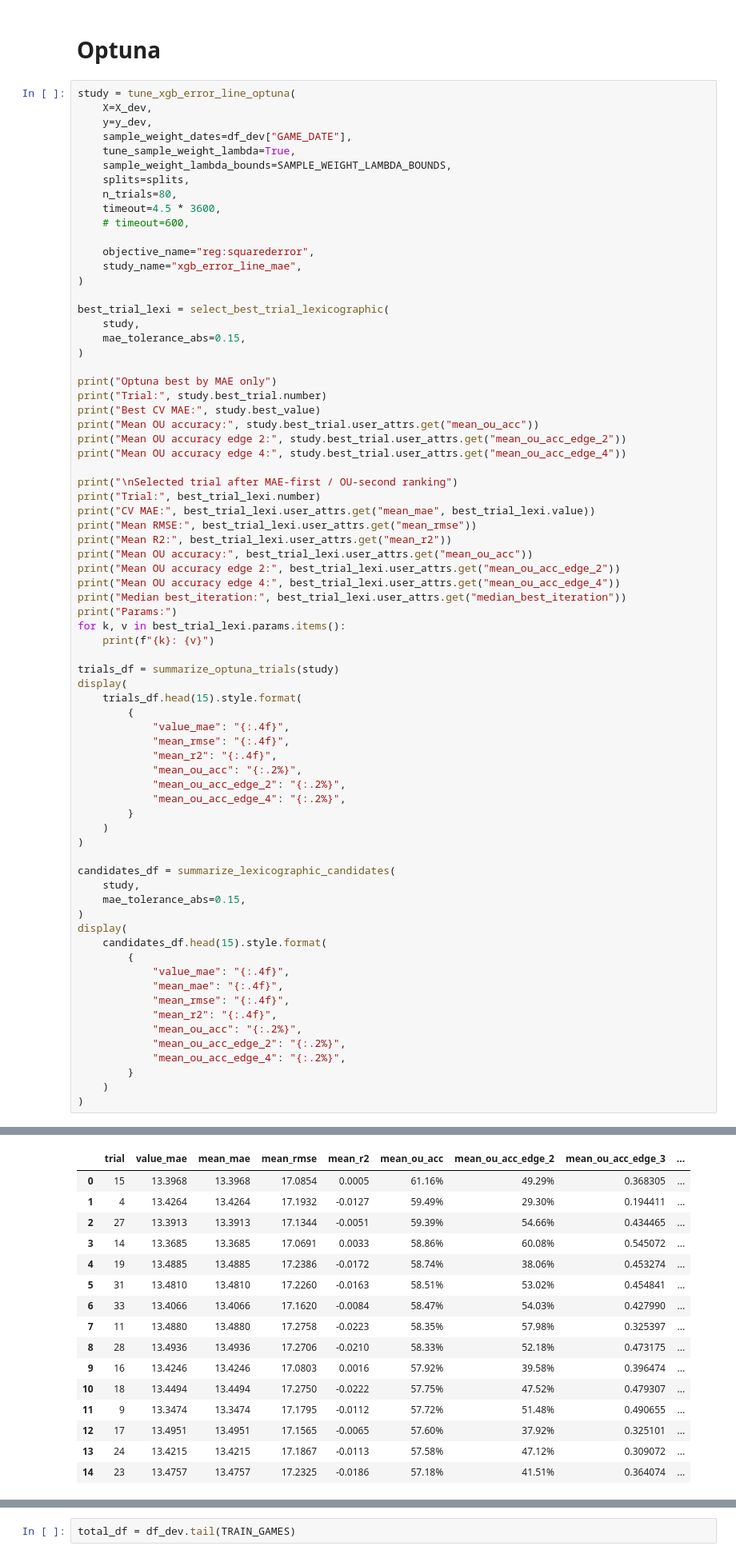
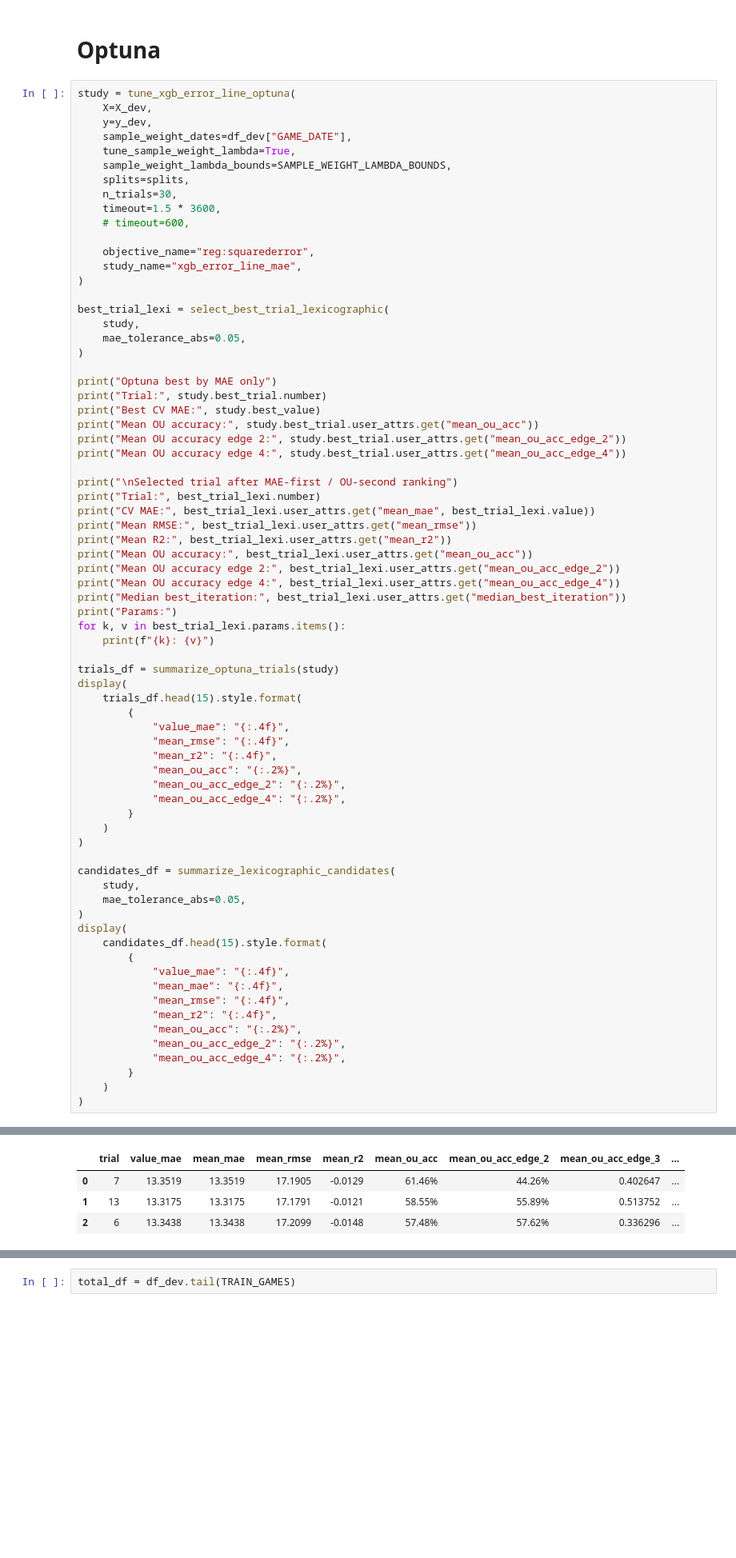
Before and after one commit to aalvarezvarela/NBA_over_under_predictor, a Jupyter notebook: lab/diff_from_line/regressor/3_seasons_tsplit_line_error_prediction copy.ipynb, the cells around one changed output, grey strips where cells are left out. Shown at 80% size. Drawn from its saved outputs; the diff is of its cells as text; blank space fills up the shorter version.

```diff
--- a/lab/diff_from_line/regressor/3_seasons_tsplit_line_error_prediction copy.ipynb
+++ b/lab/diff_from_line/regressor/3_seasons_tsplit_line_error_prediction copy.ipynb
@@ -723,8 +747,8 @@ study = tune_xgb_error_line_optuna(
     tune_sample_weight_lambda=True,
     sample_weight_lambda_bounds=SAMPLE_WEIGHT_LAMBDA_BOUNDS,
     splits=splits,
-    n_trials=80,
-    timeout=4.5 * 3600,
+    n_trials=30,
+    timeout=1.5 * 3600,
     # timeout=600,
 
     objective_name="reg:squarederror",
@@ -733,7 +757,7 @@ study = tune_xgb_error_line_optuna(
 
 best_trial_lexi = select_best_trial_lexicographic(
     study,
-    mae_tolerance_abs=0.15,
+    mae_tolerance_abs=0.05,
 )
 
 print("Optuna best by MAE only")
@@ -772,7 +796,7 @@ display(
 
 candidates_df = summarize_lexicographic_candidates(
     study,
-    mae_tolerance_abs=0.15,
+    mae_tolerance_abs=0.05,
 )
 display(
     candidates_df.head(15).style.format(
@@ -825,19 +849,7 @@ sample_weight_lambda: 0.009628149048891185
 |  | trial | value_mae | mean_mae | mean_rmse | mean_r2 | mean_ou_acc | mean_ou_acc_edge_2 | mean_ou_acc_edge_3 | ... |
-| 0 | 15 | 13.3968 | 13.3968 | 17.0854 | 0.0005 | 61.16% | 49.29% | 0.368305 | ... |
-| 1 | 4 | 13.4264 | 13.4264 | 17.1932 | -0.0127 | 59.49% | 29.30% | 0.194411 | ... |
-| 2 | 27 | 13.3913 | 13.3913 | 17.1344 | -0.0051 | 59.39% | 54.66% | 0.434465 | ... |
-| 3 | 14 | 13.3685 | 13.3685 | 17.0691 | 0.0033 | 58.86% | 60.08% | 0.545072 | ... |
-| 4 | 19 | 13.4885 | 13.4885 | 17.2386 | -0.0172 | 58.74% | 38.06% | 0.453274 | ... |
-| 5 | 31 | 13.4810 | 13.4810 | 17.2260 | -0.0163 | 58.51% | 53.02% | 0.454841 | ... |
-| 6 | 33 | 13.4066 | 13.4066 | 17.1620 | -0.0084 | 58.47% | 54.03% | 0.427990 | ... |
-| 7 | 11 | 13.4880 | 13.4880 | 17.2758 | -0.0223 | 58.35% | 57.98% | 0.325397 | ... |
-| 8 | 28 | 13.4936 | 13.4936 | 17.2706 | -0.0210 | 58.33% | 52.18% | 0.473175 | ... |
-| 9 | 16 | 13.4246 | 13.4246 | 17.0803 | 0.0016 | 57.92% | 39.58% | 0.396474 | ... |
-| 10 | 18 | 13.4494 | 13.4494 | 17.2750 | -0.0222 | 57.75% | 47.52% | 0.479307 | ... |
-| 11 | 9 | 13.3474 | 13.3474 | 17.1795 | -0.0112 | 57.72% | 51.48% | 0.490655 | ... |
-| 12 | 17 | 13.4951 | 13.4951 | 17.1565 | -0.0065 | 57.60% | 37.92% | 0.325101 | ... |
-| 13 | 24 | 13.4215 | 13.4215 | 17.1867 | -0.0113 | 57.58% | 47.12% | 0.309072 | ... |
-| 14 | 23 | 13.4757 | 13.4757 | 17.2325 | -0.0186 | 57.18% | 41.51% | 0.364074 | ... |
+| 0 | 7 | 13.3519 | 13.3519 | 17.1905 | -0.0129 | 61.46% | 44.26% | 0.402647 | ... |
+| 1 | 13 | 13.3175 | 13.3175 | 17.1791 | -0.0121 | 58.55% | 55.89% | 0.513752 | ... |
+| 2 | 6 | 13.3438 | 13.3438 | 17.2099 | -0.0148 | 57.48% | 57.62% | 0.336296 | ... |
 # %%
 def fit_and_predict_optuna_day_by_day(train_df, test_df):
     X_train = train_df.drop(columns=EXCLUDE_COLS, errors="ignore")
```
Also changed, not shown: parts of 6 cells of this notebook.
